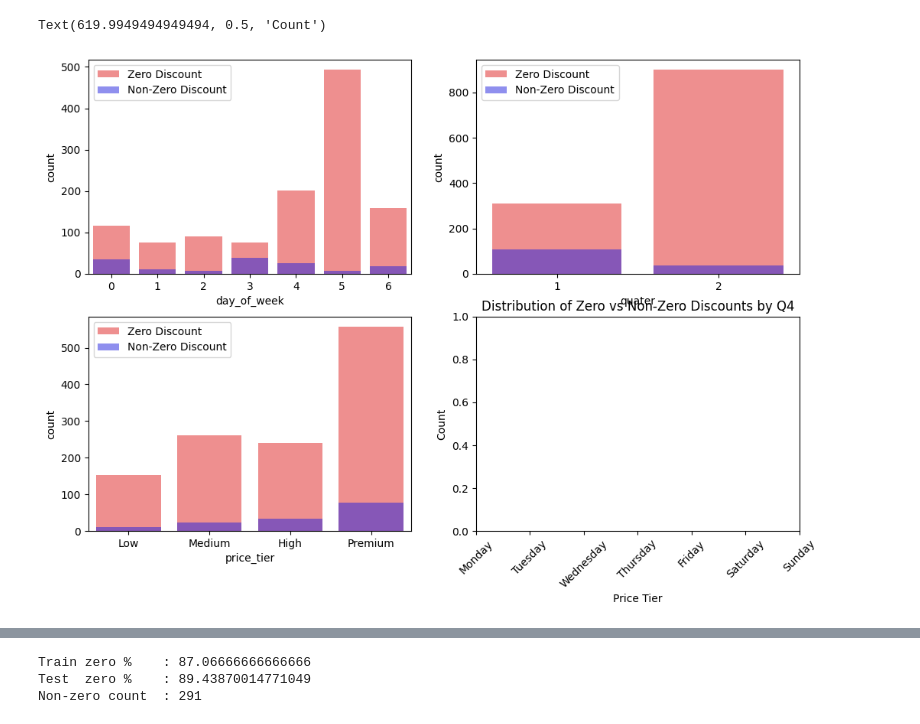
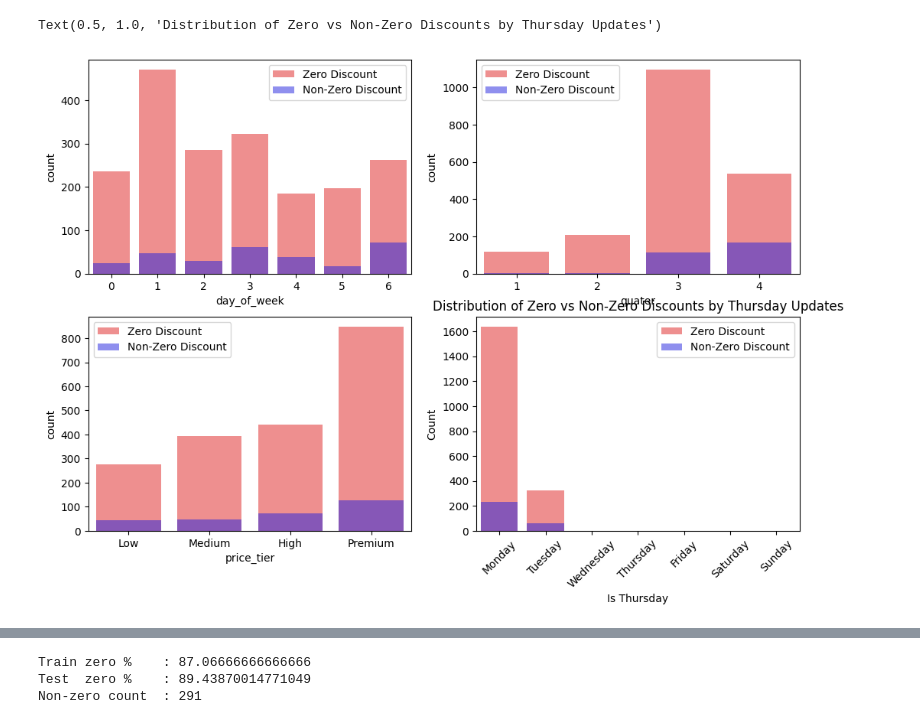
Before and after one commit to dealcatcher/jupyter-lab-models, a Jupyter notebook: two-stage-model.ipynb, the cells around one changed output, grey strips where cells are left out. Cells and saved outputs as stored; diff of their text form; code cells hidden in the pictures.

```diff
--- a/two-stage-model.ipynb
+++ b/two-stage-model.ipynb
@@ -102,37 +195,46 @@ df[['date', 'day_of_week', 'week_of_year', 'is_thursday']].head()
 # %%
-zero_count = test[test["y"] == 0]
-non_zero_count =  test[test["y"] > 0]
+zero_count = train[train["y"] == 0]
+non_zero_count =  train[train["y"] > 0]
 
 fig, axes = plt.subplots(
     nrows=2,
     ncols=2,
     figsize=(12, 8)   # ← control width here
 )
 
 weekdays = ['Monday', 'Tuesday', 'Wednesday', 'Thursday', 'Friday', 'Saturday', 'Sunday']
 sns.countplot(x=zero_count["day_of_week"] ,color='red', alpha=0.5, label='Zero Discount', ax=axes[0, 0])
 sns.countplot(x=non_zero_count["day_of_week"], color='blue', alpha=0.5, label='Non-Zero Discount', ax=axes[0, 0])
 plt.xticks(ticks=range(7), labels=weekdays, rotation=45)
 plt.xlabel('Day of Week')
 plt.ylabel('Count')
 plt.title('Distribution of Zero vs Non-Zero Discounts by Day of Week')
 plt.savefig('./images/day_of_week.png')
 
 
 
 
 sns.countplot(x=zero_count["quater"] ,color='red', alpha=0.5, label='Zero Discount', ax=axes[0, 1])
 sns.countplot(x=non_zero_count["quater"], color='blue', alpha=0.5, label='Non-Zero Discount', ax=axes[0, 1])
 
 plt.xlabel('Is Q4')
 plt.ylabel('Count')
 plt.title('Distribution of Zero vs Non-Zero Discounts by Q4')
 plt.savefig('./images/q4.png')
 
 sns.countplot(x=zero_count["price_tier"] ,color='red', alpha=0.5, label='Zero Discount', ax=axes[1, 0])
 sns.countplot(x=non_zero_count["price_tier"], color='blue', alpha=0.5, label='Non-Zero Discount', ax=axes[1, 0])
 plt.xlabel('Price Tier')
 plt.ylabel('Count')
+
+plt.title('Distribution of Zero vs Non-Zero Discounts by Price Tier')
+plt.savefig('./images/price_tier.png')
+
+sns.countplot(x=zero_count["is_thursday"] ,color='red', alpha=0.5, label='Zero Discount', ax=axes[1, 1])
+sns.countplot(x=non_zero_count["is_thursday"], color='blue', alpha=0.5, label='Non-Zero Discount', ax=axes[1, 1])
+plt.xlabel('Is Thursday')
+plt.ylabel('Count')
+plt.title('Distribution of Zero vs Non-Zero Discounts by Thursday Updates')
 # %% [output]
-Text(619.9949494949494, 0.5, 'Count')
+Text(0.5, 1.0, 'Distribution of Zero vs Non-Zero Discounts by Thursday Updates')
-[figure, old version]
+[figure, new version]
```
Also changed, not shown: parts of 62 cells of this notebook, 24 other files.
